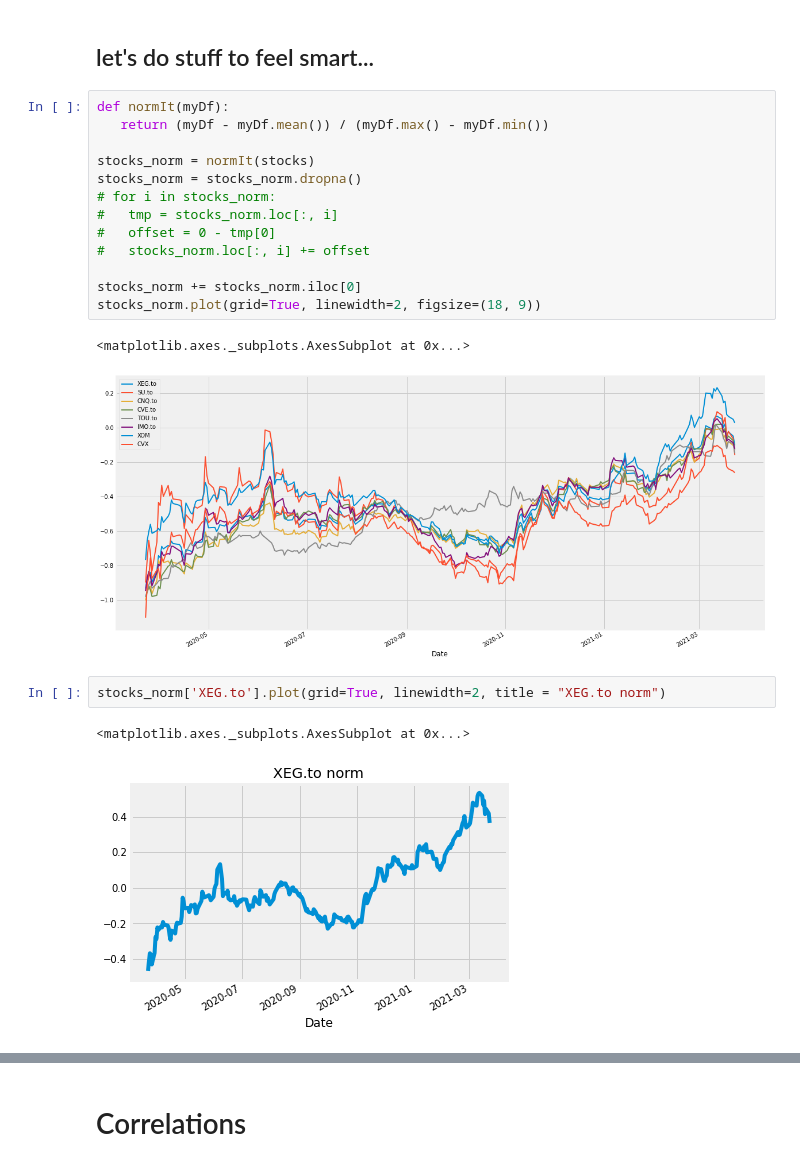
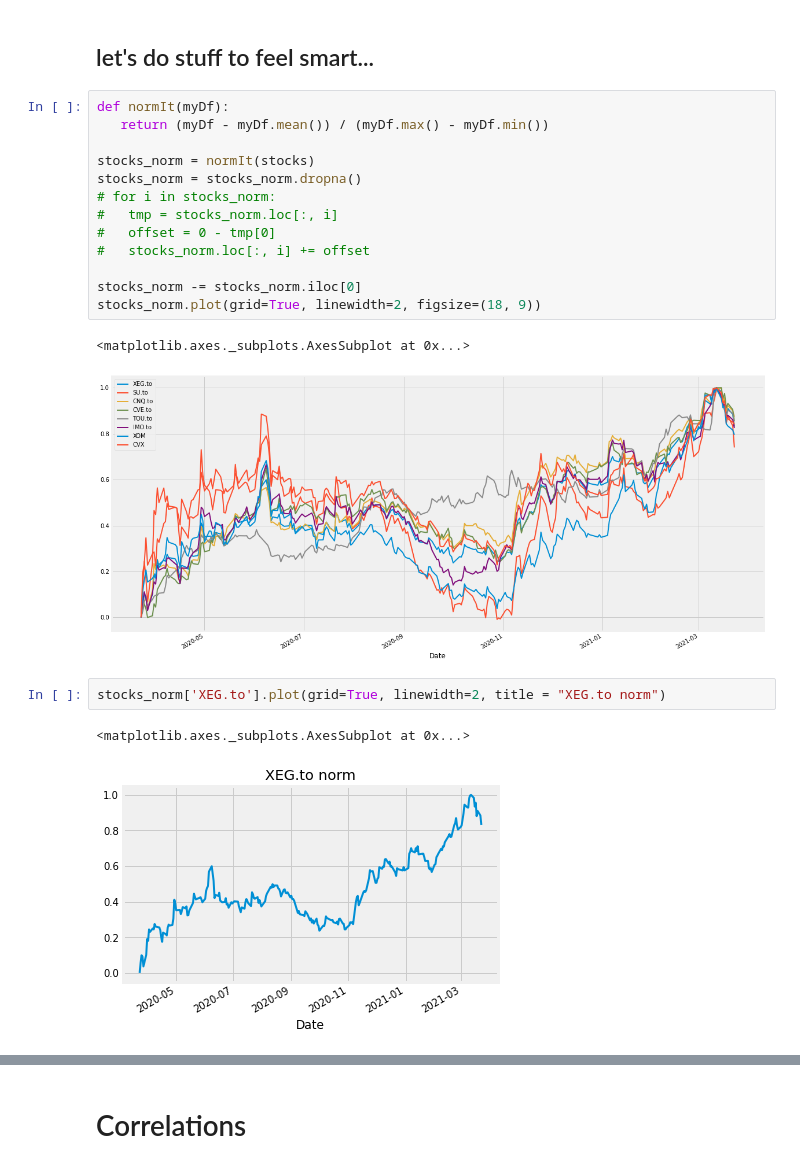
Before and after one commit to alik604/algorithmic-trading, a Jupyter notebook: XEG_ETF_decompotion_notebook.ipynb, the cells around one changed output, grey strips where cells are left out. Cells and saved outputs as stored; diff of their text form.

```diff
--- a/XEG_ETF_decompotion_notebook.ipynb
+++ b/XEG_ETF_decompotion_notebook.ipynb
@@ -112,21 +112,21 @@ From 2020-03-23 to 2021-03-23
 # %%
 def normIt(myDf):
    return (myDf - myDf.mean()) / (myDf.max() - myDf.min())
 
 stocks_norm = normIt(stocks)
 stocks_norm = stocks_norm.dropna()
 # for i in stocks_norm:
 #   tmp = stocks_norm.loc[:, i]
 #   offset = 0 - tmp[0]
 #   stocks_norm.loc[:, i] += offset
 
-stocks_norm += stocks_norm.iloc[0]
+stocks_norm -= stocks_norm.iloc[0]
 stocks_norm.plot(grid=True, linewidth=2, figsize=(18, 9))
 # %% [output]
 <matplotlib.axes._subplots.AxesSubplot at 0x...>
-[figure, old version]
+[figure, new version]
 # %%
 stocks_norm['XEG.to'].plot(grid=True, linewidth=2, title = "XEG.to norm")
 # %% [output]
 <matplotlib.axes._subplots.AxesSubplot at 0x...>
-[figure, old version]
+[figure, new version]
```
Also changed, not shown: parts of 17 cells of this notebook.
